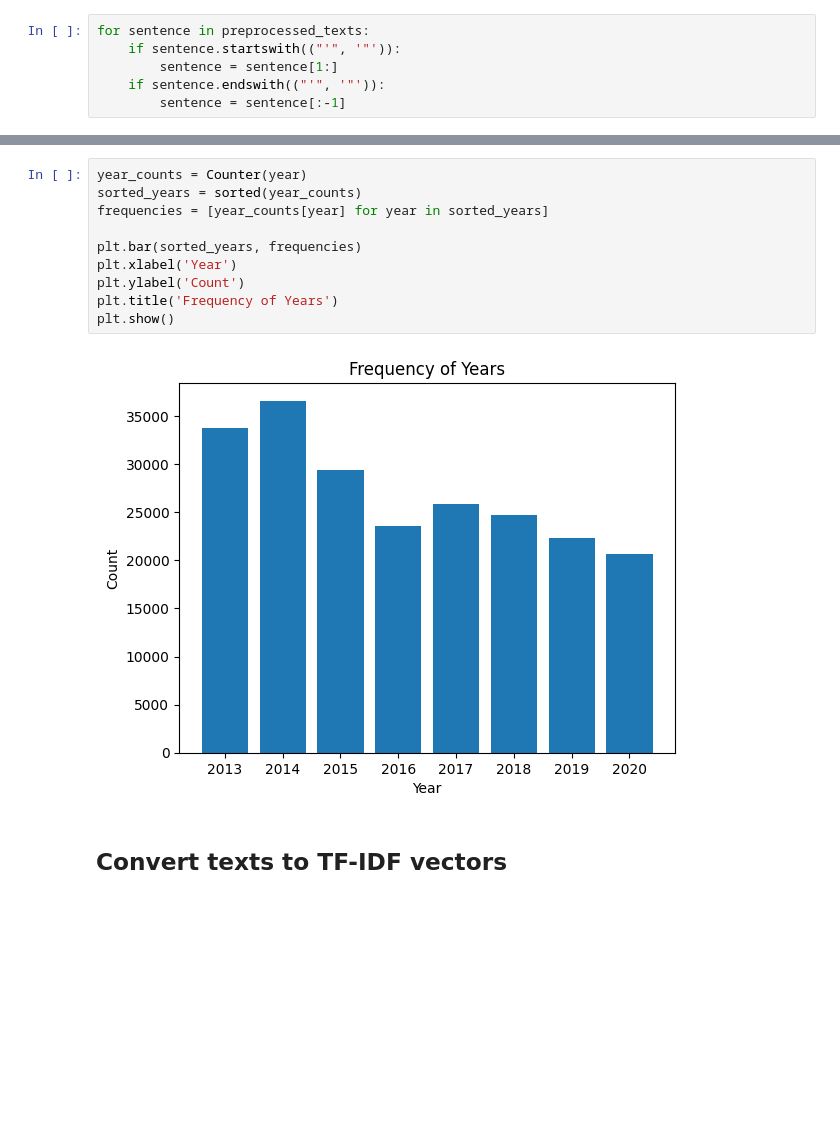
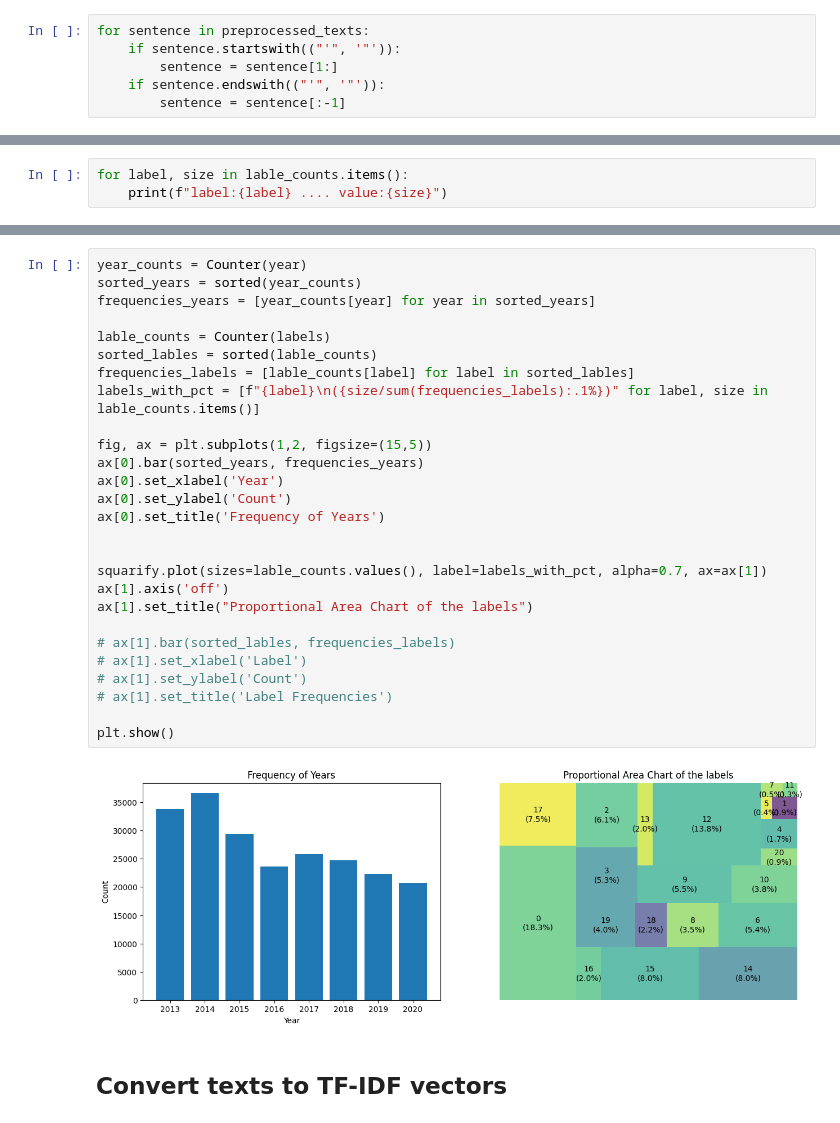
Before and after one commit to Kytusla908/MBD_NN, a Jupyter notebook: bin/Delivery.ipynb, the cells around one changed output, grey strips where cells are left out. Drawn from its saved outputs; the diff is of its cells as text; blank space fills up the shorter version.

Commit message:
plotted frequency of the labels

```diff
--- a/bin/Delivery.ipynb
+++ b/bin/Delivery.ipynb
@@ -71,3 +71,6 @@ print(np.random.choice(preprocessed_texts, 15, replace=False))
  'Nomenament personal funcionari carrera.'
  "Licitació contracte d'obres Nova escola bressol: finalització 2a fase."
  'Aprovació bases convocatòria 2015 concessió subvencions AMPA centres educatius ciutat material escolar llibres.']
+# %%
+for label, size in lable_counts.items():
+    print(f"label:{label} .... value:{size}")
@@ -74,15 +95,32 @@ print(np.random.choice(preprocessed_texts, 15, replace=False))
 # %%
 year_counts = Counter(year)
 sorted_years = sorted(year_counts)
-frequencies = [year_counts[year] for year in sorted_years]
+frequencies_years = [year_counts[year] for year in sorted_years]
 
-plt.bar(sorted_years, frequencies)
-plt.xlabel('Year')
-plt.ylabel('Count')
-plt.title('Frequency of Years')
+lable_counts = Counter(labels)
+sorted_lables = sorted(lable_counts)
+frequencies_labels = [lable_counts[label] for label in sorted_lables]
+labels_with_pct = [f"{label}\n({size/sum(frequencies_labels):.1%})" for label, size in lable_counts.items()]
+
+fig, ax = plt.subplots(1,2, figsize=(15,5))
+ax[0].bar(sorted_years, frequencies_years)
+ax[0].set_xlabel('Year')
+ax[0].set_ylabel('Count')
+ax[0].set_title('Frequency of Years')
+
+
+squarify.plot(sizes=lable_counts.values(), label=labels_with_pct, alpha=0.7, ax=ax[1])
+ax[1].axis('off')
+ax[1].set_title("Proportional Area Chart of the labels")
+
+# ax[1].bar(sorted_lables, frequencies_labels)
+# ax[1].set_xlabel('Label')
+# ax[1].set_ylabel('Count')
+# ax[1].set_title('Label Frequencies')
+
 plt.show()
 # %% [output]
-[figure, old version]
+[figure, new version]
 # %% [markdown]
 ## Convert texts to TF-IDF vectors
 # %%
```
Also changed, not shown: parts of 2 cells of this notebook.
